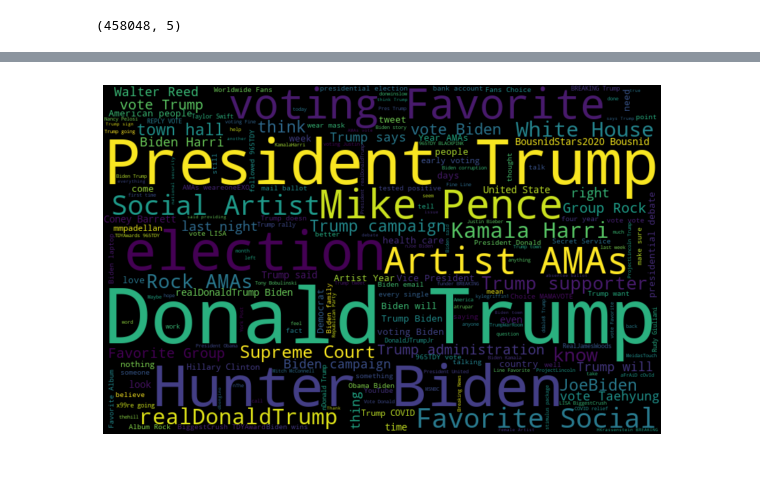
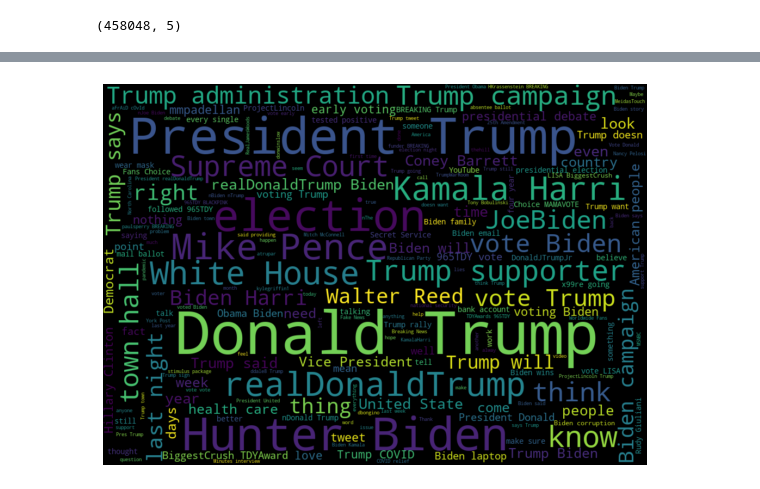
Before and after one commit to shamo0/capstone, a Jupyter notebook: wordcloud/visual_text_analysis_oct.ipynb, the cells around one changed output, grey strips where cells are left out. Saved outputs shown, nothing was run; the diff lists cells and outputs as text; code cells hidden in the pictures.

```diff
--- a/wordcloud/visual_text_analysis_oct.ipynb
+++ b/wordcloud/visual_text_analysis_oct.ipynb
@@ -67,6 +63,8 @@ for i in range(0, int(tweet_dataset.shape[0])):
                 tweet[j] = ''
             elif (len(tweet[j]) == 4) and (tweet[j][0]=='x'):
                 tweet[j] = ''
+            elif tweet[j].lower() =="album" or tweet[j].lower() =="award" or tweet[j].lower() =="artist" or tweet[j].lower() =="amas" or tweet[j].lower() =="mama" or tweet[j].lower() =="2020mama" or tweet[j].lower() =="bousnidstars2020" or tweet[j].lower() =="bousnidstars":
+                tweet = ''
         tweet = ' '.join(tweet)
         corpus.append(tweet)
     except:
@@ -74,12 +72,12 @@ for i in range(0, int(tweet_dataset.shape[0])):
 # %%
 #Visualization
 
 #Word Cloud
 all_words = ' '.join([text for text in corpus])
-wordcloud = WordCloud(width=800, height=500, random_state=21, max_font_size=110).generate(all_words)
+wordcloud = WordCloud(width=1000, height=700, random_state=20, max_font_size=110).generate(all_words)
 plt.figure(figsize=(10, 7))
 plt.imshow(wordcloud, interpolation="bilinear")
 plt.axis('off')
 plt.show()
 # %% [output]
-[figure, old version]
+[figure, new version]
```
Also changed, not shown: parts of 1 cell of this notebook, 1 other file.
